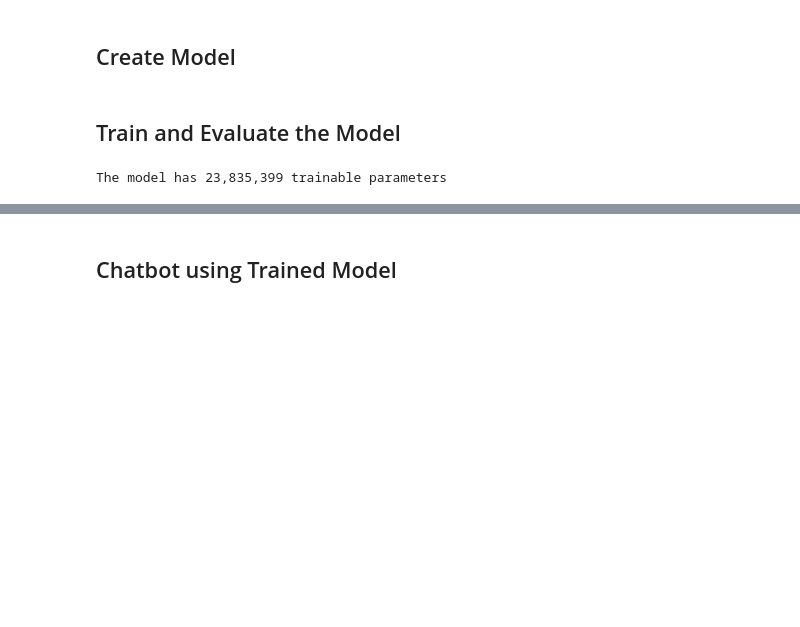
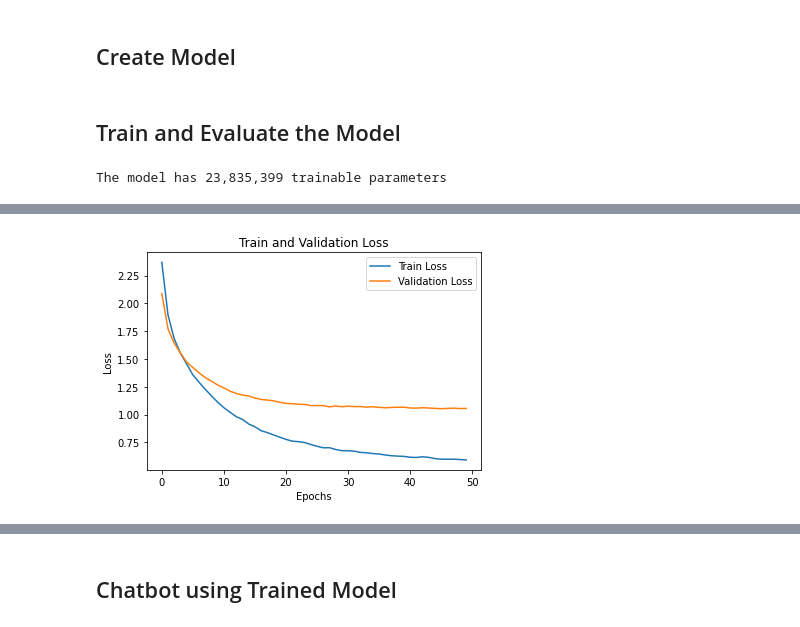
Before and after one commit to AyusheeMittal/END_PythonCodeGenerationChatbot, a Jupyter notebook: END_Final.ipynb, the cells around one changed output, grey strips where cells are left out. Cells and saved outputs as stored; diff of their text form; code cells hidden in the pictures; blank space fills up the shorter version.

```diff
--- a/END_Final.ipynb
+++ b/END_Final.ipynb
@@ -809,3 +813,8 @@ def cal_loss(pred, gold, trg_pad_idx, smoothing=False):
+# %%
+criterion = nn.CrossEntropyLoss(ignore_index = TRG_PAD_IDX)
+# loss = cal_loss(output, trg, TRG_PAD_IDX, smoothing=True)
+# criterion = cal_loss
+criterion = cal_performance
 # %%
 def evaluate_model(model, iterator):
     all_preds = []
@@ -913,14 +935,23 @@ N_EPOCHS = 50
 CLIP = 1
 
 best_valid_loss = float('inf')
+train_loss_list = []
+train_acc_list = []
+valid_loss_list = []
+valid_acc_list = []
 
 for epoch in range(N_EPOCHS):
 
     start_time = time.time()
 
-    train_loss = train(model, train_iterator, optimizer, criterion, CLIP)
-    valid_loss = evaluate(model, valid_iterator, criterion)
-    scheduler.step(valid_loss)
+    train_loss, train_acc = train(model, train_iterator, optimizer, criterion, CLIP)
+    valid_loss, valid_acc = evaluate(model, valid_iterator, criterion)
+
+    train_loss_list.append(train_loss)
+    train_acc_list.append(train_acc)
+    valid_loss_list.append(valid_loss)
+    valid_acc_list.append(valid_acc)
+
     end_time = time.time()
 
     epoch_mins, epoch_secs = epoch_time(start_time, end_time)
@@ -930,6 +961,8 @@ for epoch in range(N_EPOCHS):
         torch.save(model.state_dict(), 'model.pt')
 
     print(f'Epoch: {epoch+1:02} | Time: {epoch_mins}m {epoch_secs}s')
-    print(f'\tTrain Loss: {train_loss:.3f} | Train PPL: {math.exp(train_loss):7.3f}')
-    print(f'\t Val. Loss: {valid_loss:.3f} |  Val. PPL: {math.exp(valid_loss):7.3f}')
+    print(f'\tTrain Loss: {train_loss:.3f} | Train PPL: {math.exp(train_loss):7.3f} | Train Acc: {train_acc: .3f}')
+    print(f'\t Val. Loss: {valid_loss:.3f} |  Val. PPL: {math.exp(valid_loss):7.3f} | Valid Acc: {valid_acc: .3f}')
+    # print(f'\tTrain Loss: {train_loss:.3f} ')
+    # print(f'\t Val. Loss: {valid_loss:.3f} ')
 # %% [output]
@@ -952,0 +986,11 @@ Epoch: 50 | Time: 0m 9s
+# %%
+from matplotlib import pyplot as plt
+plt.plot(train_loss_list, label='Train Loss')
+plt.plot(valid_loss_list, label='Validation Loss')
+plt.title('Train and Validation Loss')
+plt.xlabel('Epochs')
+plt.ylabel('Loss')
+plt.legend()
+plt.show()
+# %% [output]
+[figure, added]
```
Also changed, not shown: parts of 18 cells of this notebook.
